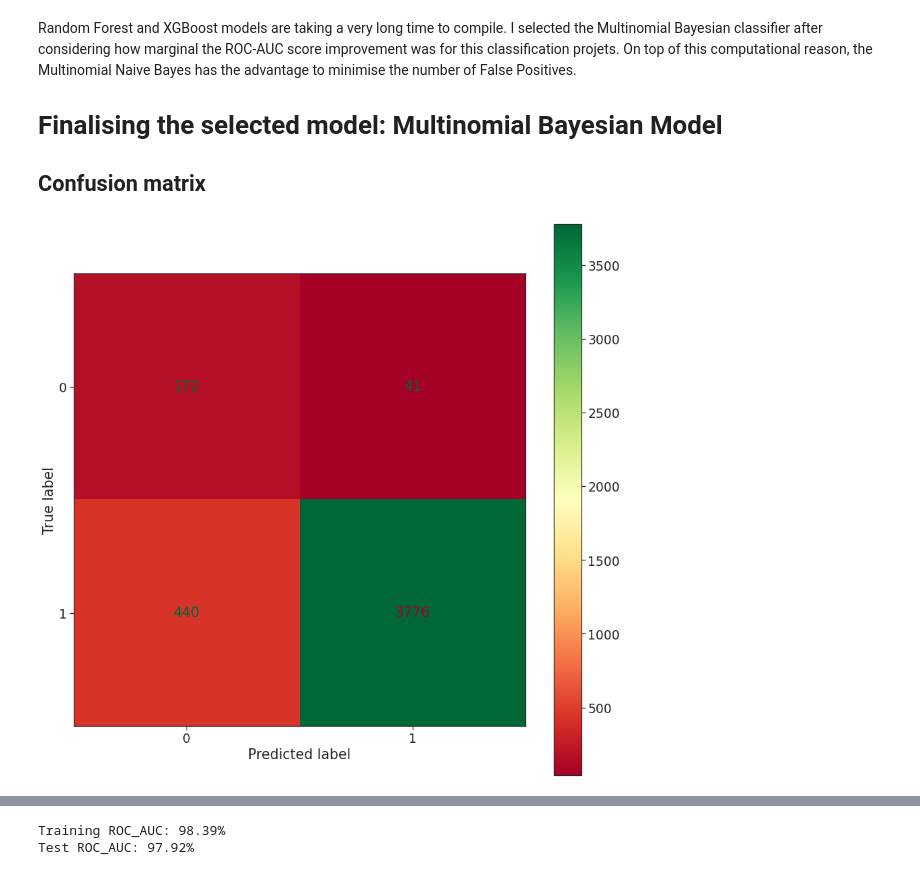
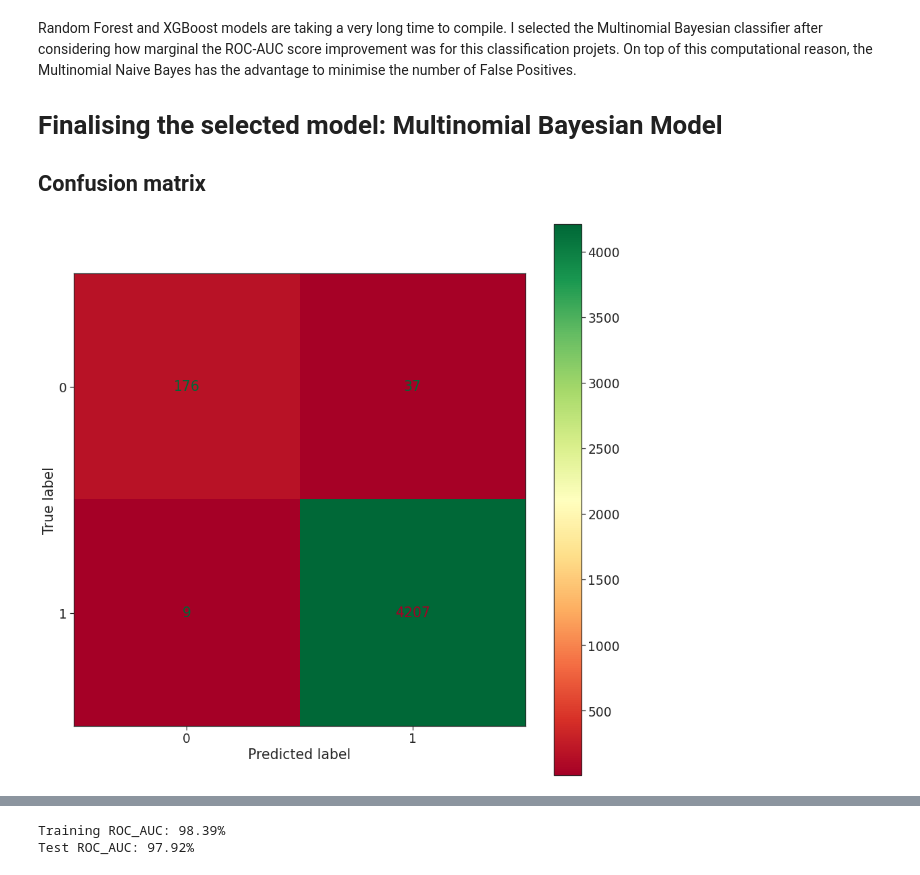
Before and after one commit to aghilissen/FakeJobDetection, a Jupyter notebook: TextAggregation.ipynb, the cells around one changed output, grey strips where cells are left out. Saved outputs shown, nothing was run; the diff lists cells and outputs as text; code cells hidden in the pictures.

```diff
--- a/TextAggregation.ipynb
+++ b/TextAggregation.ipynb
@@ -276,7 +270,7 @@ AUC train dataset: 0.9614853154709369
 # %% [markdown]
 # Random Forest
 # %%
-# rfc = RandomForestClassifier(n_estimators=100, n_jobs=-1, random_state=666)
+rfc = RandomForestClassifier(n_estimators=100, n_jobs=-1, random_state=666)
 # %%
-# rfc.fit(X, y)
+rfc.fit(X, y)
 # %% [output]
@@ -303,20 +294,20 @@ AUC train dataset: 1.0
 # %%
 xgb = XGBClassifier()
 # %%
-# param_grid = {'learning_rate': [0.05, 0.1, 0.25, 0.5],
-#               'max_depth': [5, 8, 10, 13],
-#               'min_child_weight': [0.1, 0.5, 1.0]
-#              }
+param_grid = {'learning_rate': [0.05, 0.1, 0.25, 0.5],
+              'max_depth': [5, 8, 10, 13],
+              'min_child_weight': [0.1, 0.5, 1.0]
+             }
 
-# grid = GridSearchCV(xgb,
-#                     param_grid=param_grid,
-#                     scoring='roc_auc',
-#                     cv=KFold(n_splits=5,
-#                              random_state=42,
-#                              shuffle=True
-#                             ),
-#                     n_jobs=-1
-#                    )
-# grid.fit(X, y)
+grid = GridSearchCV(xgb,
+                    param_grid=param_grid,
+                    scoring='roc_auc',
+                    cv=KFold(n_splits=5,
+                             random_state=42,
+                             shuffle=True
+                            ),
+                    n_jobs=-1
+                   )
+grid.fit(X, y)
 
-# grid.best_params_
+grid.best_params_
@@ -347,12 +338,12 @@ Random Forest and XGBoost models are taking a very long time to compile. I selec
 # Finalising the selected model: Multinomial Bayesian Model
 ## Confusion matrix
 # %%
-plot_confusion_matrix(mnb,
+plot_confusion_matrix(xgb,
                       features_test.values,
                       labels_test.values,
                       values_format='0d',
                       cmap=plt.cm.RdYlGn
                      )
 plt.show()
 # %% [output]
-[figure, old version]
+[figure, new version]
```
Also changed, not shown: parts of 18 cells of this notebook.
